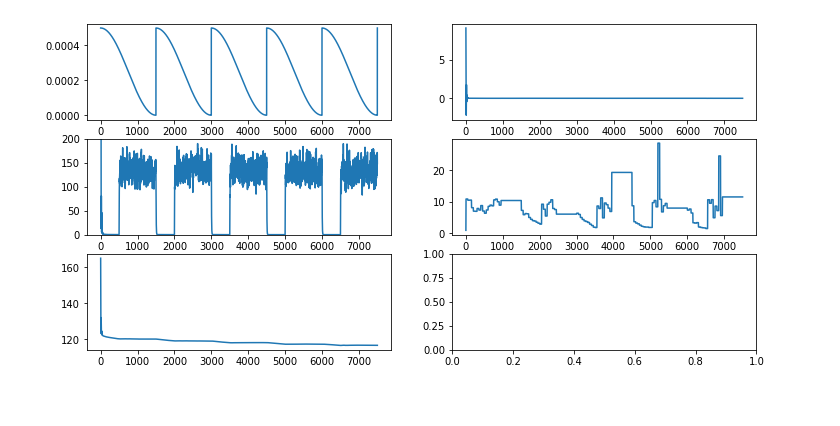
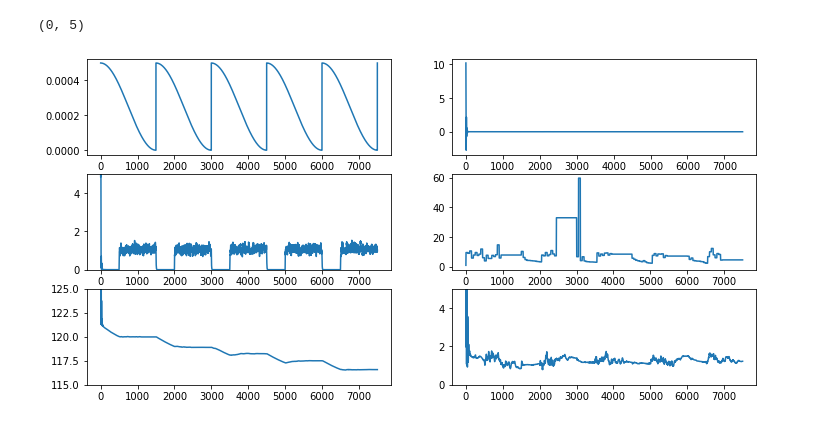
Before and after one commit to ratschlab/bnn_priors, a Jupyter notebook: experiments/1.1_SGLD_test.ipynb, the cells around one changed output. Drawn from its saved outputs; the diff is of its cells as text; code cells hidden in the pictures.

```diff
--- a/experiments/1.1_SGLD_test.ipynb
+++ b/experiments/1.1_SGLD_test.ipynb
@@ -57,13 +57,21 @@ ax.set_ylim(-3, 3);
 # %%
 _, axes = plt.subplots(3, 2, figsize=(12, 6))
 axes[0, 0].plot(sgld.metrics["lr"])
 axes[0, 1].plot(sgld.metrics["log_prob_accept"])
-axes[2, 0].plot(sgld.metrics["loss"])
+
+ax = axes[2, 0]
+ax.plot(sgld.metrics["loss"])
+ax.set_ylim(115, 125)
 
 ax = axes[1, 0]
 ax.plot(sgld.metrics["est_temperature/latent_fn.0.weight_prior"])
-ax.set_ylim(0, 200)
+ax.set_ylim(0, 5)
 
 axes[1, 1].plot(sgld.metrics["preconditioner/latent_fn.0.weight_prior"]);
+
+ax = axes[2, 1]
+ax.plot(sgld.metrics["est_config_temp/latent_fn.0.weight_prior"])
+ax.set_ylim(0, 5)
 # %% [output]
+(0, 5)
-[figure, old version]
+[figure, new version]
```
Also changed, not shown: parts of 1 cell of this notebook, 2 other files.
